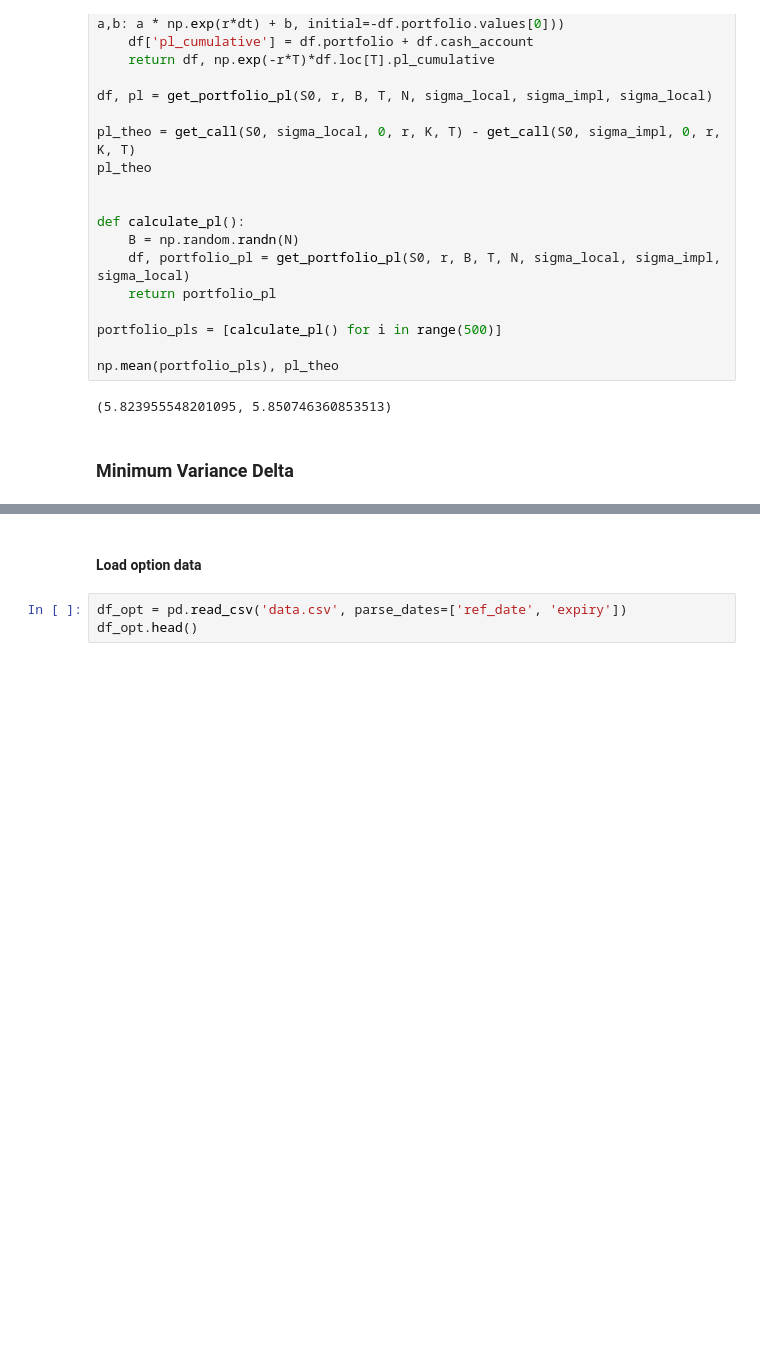
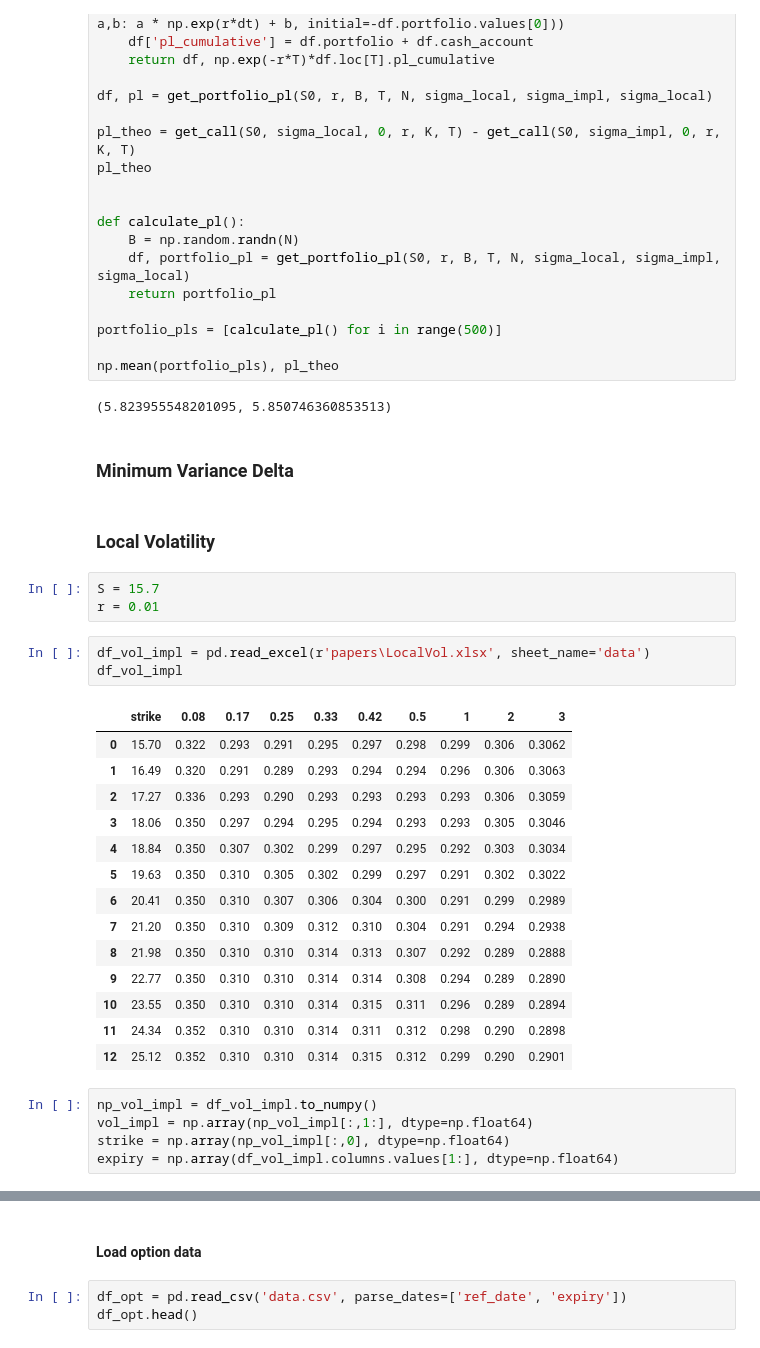
Before and after one commit to fbristotti/cqf, a Jupyter notebook: final/final.ipynb, the cells around one changed output, grey strips where cells are left out. Cells and saved outputs as stored; diff of their text form; blank space fills up the shorter version.

```diff
--- a/final/final.ipynb
+++ b/final/final.ipynb
@@ -511,3 +512,31 @@ np.mean(portfolio_pls), pl_theo
 (5.823955548201095, 5.850746360853513)
 # %% [markdown]
 ### Minimum Variance Delta
+# %% [markdown]
+### Local Volatility
+# %%
+S = 15.7
+r = 0.01
+# %%
+df_vol_impl = pd.read_excel(r'papers\LocalVol.xlsx', sheet_name='data')
+df_vol_impl
+# %% [output]
+|  | strike | 0.08 | 0.17 | 0.25 | 0.33 | 0.42 | 0.5 | 1 | 2 | 3 |
+| 0 | 15.70 | 0.322 | 0.293 | 0.291 | 0.295 | 0.297 | 0.298 | 0.299 | 0.306 | 0.3062 |
+| 1 | 16.49 | 0.320 | 0.291 | 0.289 | 0.293 | 0.294 | 0.294 | 0.296 | 0.306 | 0.3063 |
+| 2 | 17.27 | 0.336 | 0.293 | 0.290 | 0.293 | 0.293 | 0.293 | 0.293 | 0.306 | 0.3059 |
+| 3 | 18.06 | 0.350 | 0.297 | 0.294 | 0.295 | 0.294 | 0.293 | 0.293 | 0.305 | 0.3046 |
+| 4 | 18.84 | 0.350 | 0.307 | 0.302 | 0.299 | 0.297 | 0.295 | 0.292 | 0.303 | 0.3034 |
+| 5 | 19.63 | 0.350 | 0.310 | 0.305 | 0.302 | 0.299 | 0.297 | 0.291 | 0.302 | 0.3022 |
+| 6 | 20.41 | 0.350 | 0.310 | 0.307 | 0.306 | 0.304 | 0.300 | 0.291 | 0.299 | 0.2989 |
+| 7 | 21.20 | 0.350 | 0.310 | 0.309 | 0.312 | 0.310 | 0.304 | 0.291 | 0.294 | 0.2938 |
+| 8 | 21.98 | 0.350 | 0.310 | 0.310 | 0.314 | 0.313 | 0.307 | 0.292 | 0.289 | 0.2888 |
+| 9 | 22.77 | 0.350 | 0.310 | 0.310 | 0.314 | 0.314 | 0.308 | 0.294 | 0.289 | 0.2890 |
+| 10 | 23.55 | 0.350 | 0.310 | 0.310 | 0.314 | 0.315 | 0.311 | 0.296 | 0.289 | 0.2894 |
+| 11 | 24.34 | 0.352 | 0.310 | 0.310 | 0.314 | 0.311 | 0.312 | 0.298 | 0.290 | 0.2898 |
+| 12 | 25.12 | 0.352 | 0.310 | 0.310 | 0.314 | 0.315 | 0.312 | 0.299 | 0.290 | 0.2901 |
+# %%
+np_vol_impl = df_vol_impl.to_numpy()
+vol_impl = np.array(np_vol_impl[:,1:], dtype=np.float64)
+strike = np.array(np_vol_impl[:,0], dtype=np.float64)
+expiry = np.array(df_vol_impl.columns.values[1:], dtype=np.float64)
```
Also changed, not shown: parts of 5 cells of this notebook, 1 other file.
